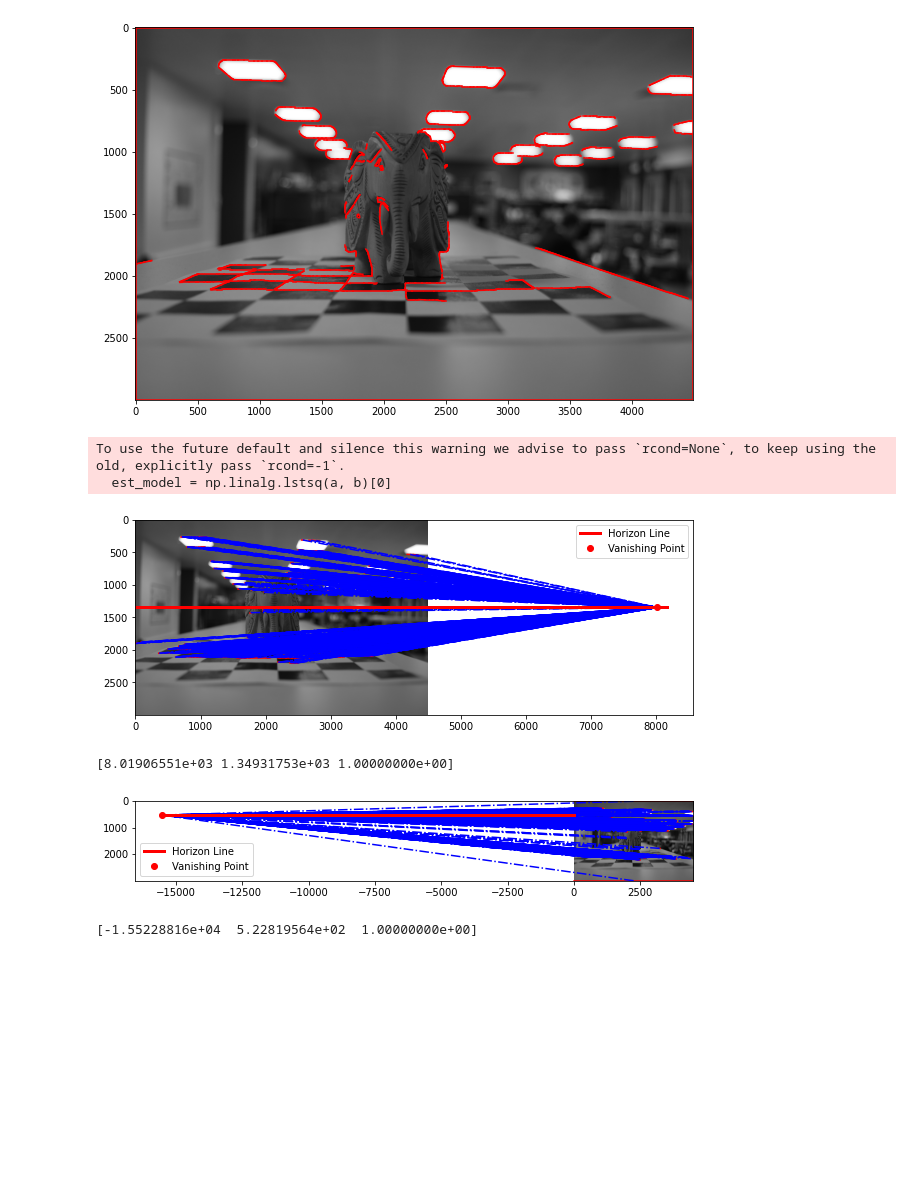
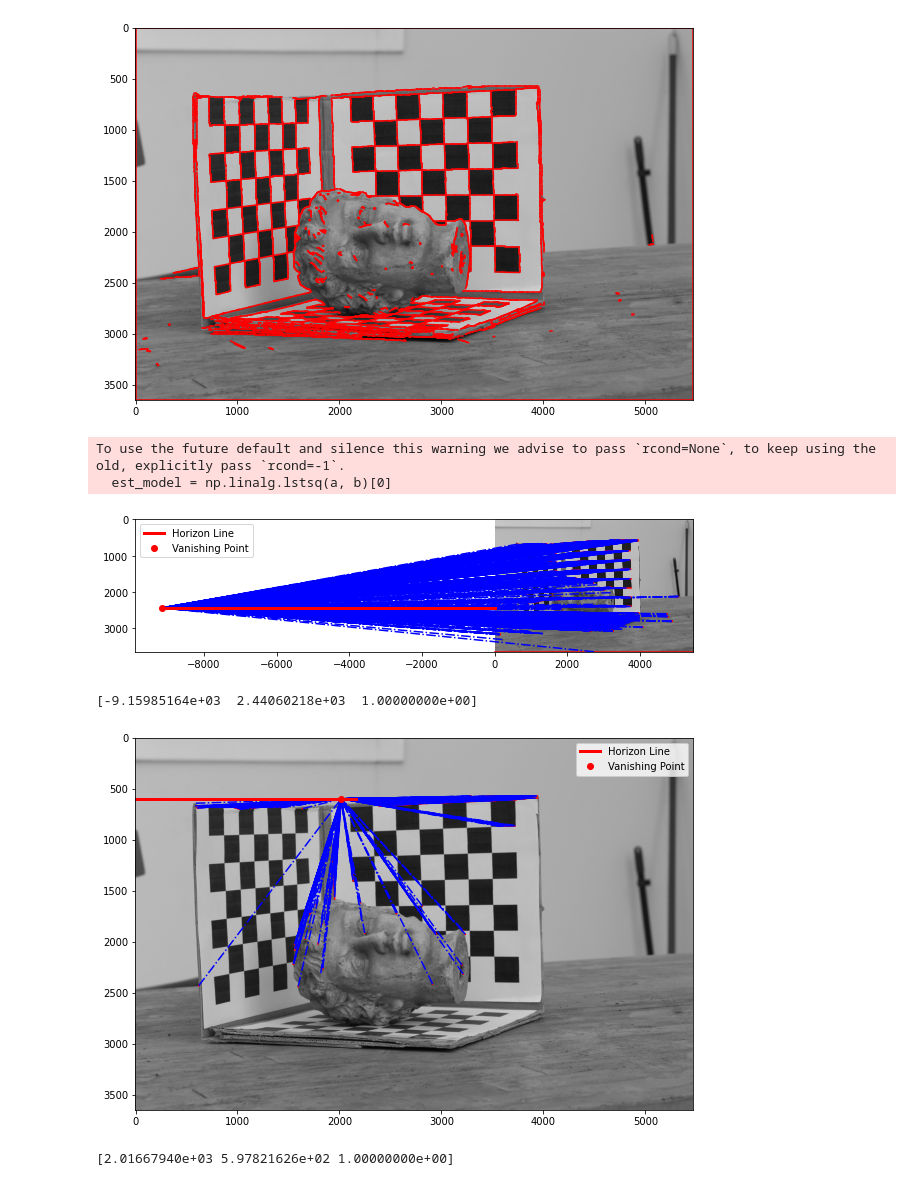
Before and after one commit to Rasterize101/CVPR, a Jupyter notebook: test2_vanishHorizons.ipynb, the cells around one changed output. Drawn from its saved outputs; the diff is of its cells as text; code cells hidden in the pictures; blank space fills up the shorter version.

```diff
--- a/test2_vanishHorizons.ipynb
+++ b/test2_vanishHorizons.ipynb
@@ -522,36 +522,36 @@ def rectify_image(image, clip_factor=6, algorithm='independent',
         raise KeyError(
             "Parameter 'algorithm' has to be one of {'3-line', 'independent'}")
 
     # Compute the homography and warp
     warped_img = compute_homography_and_warp(image, vp1, vp2,
                                              clip_factor=clip_factor)
 
     return warped_img
 
-image = cv2.imread(r'C:\Users\jitbh\OneDrive\Desktop\DSC_0714.jpg',0)
+image = cv2.imread(r'C:\Users\jitbh\OneDrive\Desktop\IMG_9128.jpg',0)
 image = cv2.cvtColor(image, cv2.COLOR_GRAY2BGR)
 edgelets1 = compute_edgelets(image)
 vis_edgelets(image, edgelets1) # Visualize the edgelets
 
 vp1 = ransac_vanishing_point(edgelets1, num_ransac_iter=2000,
                              threshold_inlier=5)
 vp1 = reestimate_model(vp1, edgelets1, threshold_reestimate=5)
 vis_model(image, vp1) # Visualize the vanishing point model
 
 edgelets2 = remove_inliers(vp1, edgelets1, 10)
 vp2 = ransac_vanishing_point(edgelets2, num_ransac_iter=2000,
                              threshold_inlier=5)
 
 print(vp1)
 vp2 = reestimate_model(vp2, edgelets2, threshold_reestimate=5)
 vis_model(image, vp2) # Visualize the vanishing point model
 
 print(vp2)
 # %% [output]
-[figure, old version]
+[figure, new version]
 To use the future default and silence this warning we advise to pass `rcond=None`, to keep using the old, explicitly pass `rcond=-1`.
   est_model = np.linalg.lstsq(a, b)[0]
-[figure, old version]
+[figure, new version]
-[8.01906551e+03 1.34931753e+03 1.00000000e+00]
+[-9.15985164e+03  2.44060218e+03  1.00000000e+00]
-[figure, old version]
+[figure, new version]
-[-1.55228816e+04  5.22819564e+02  1.00000000e+00]
+[2.01667940e+03 5.97821626e+02 1.00000000e+00]
```
Also changed, not shown: 1 other file.
